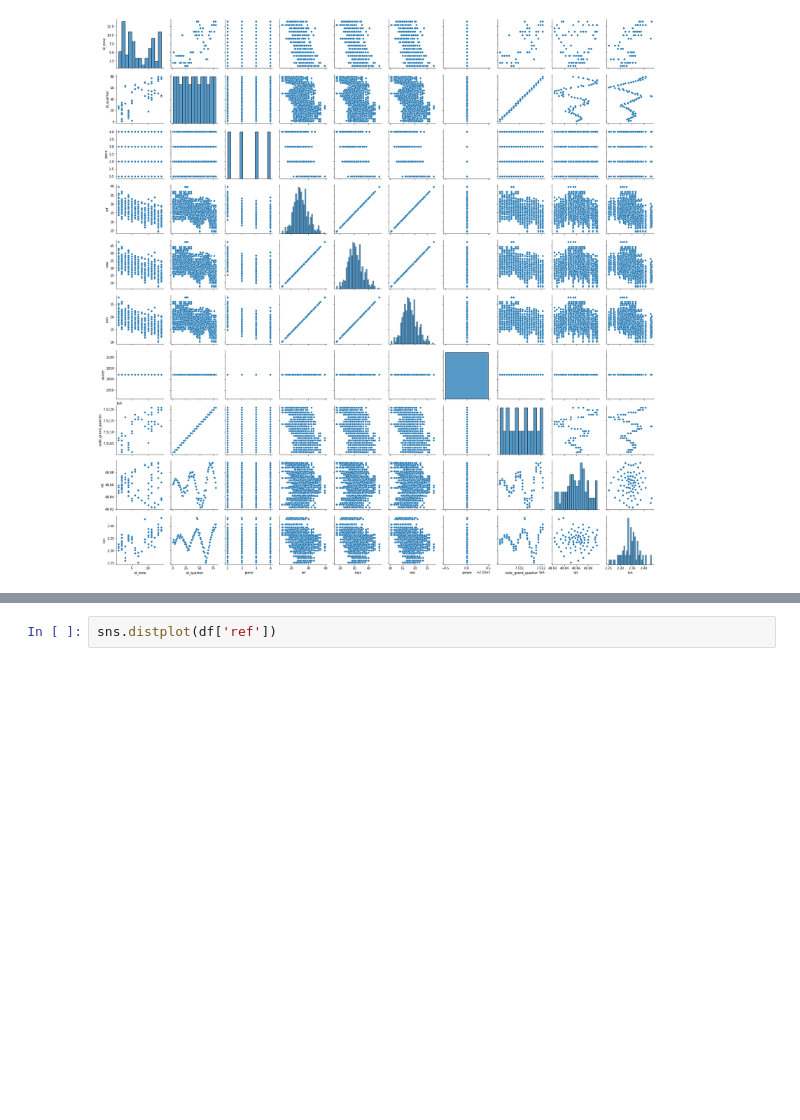
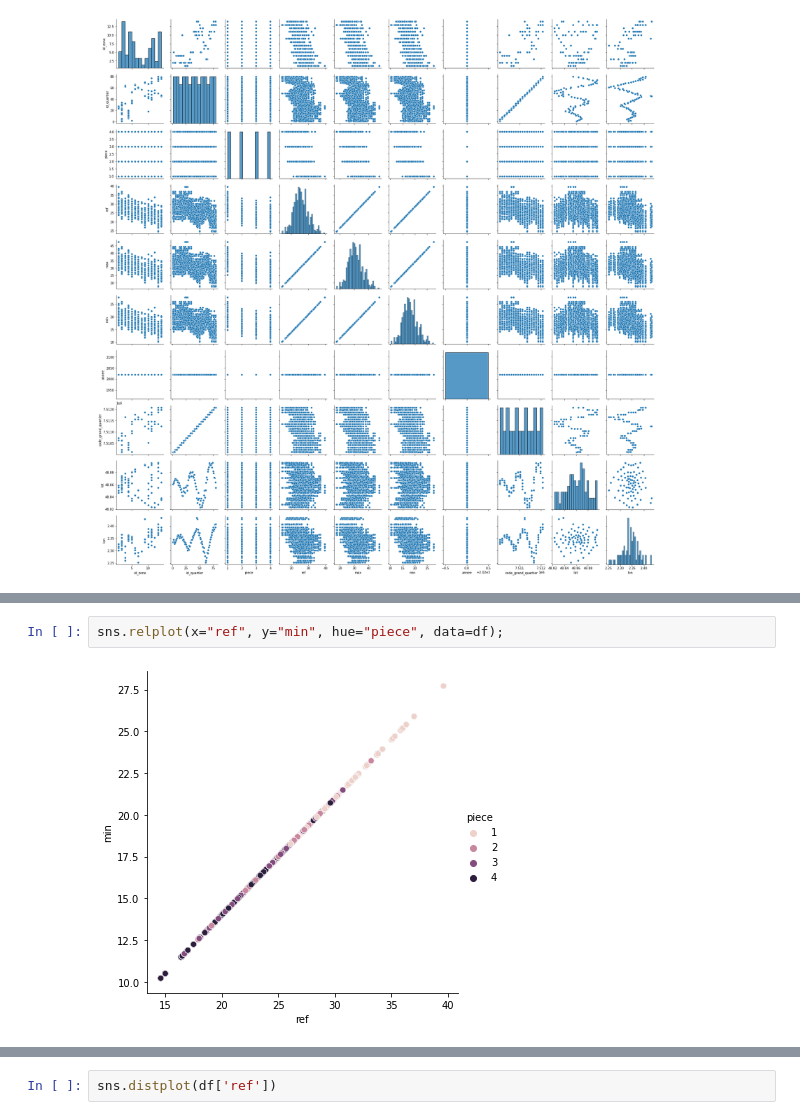
Before and after one commit to Djessyatta/exploring-data-analysis, a Jupyter notebook: explorating-data-analysis.ipynb, the cells around one changed output, grey strips where cells are left out. Drawn from its saved outputs; the diff is of its cells as text; blank space fills up the shorter version.

```diff
--- a/explorating-data-analysis.ipynb
+++ b/explorating-data-analysis.ipynb
@@ -118,0 +128,4 @@ sns.pairplot(df)
+# %%
+sns.relplot(x="ref", y="min", hue="piece", data=df);
+# %% [output]
+[figure, added]
```
Also changed, not shown: parts of 12 cells of this notebook, 11 other files.
